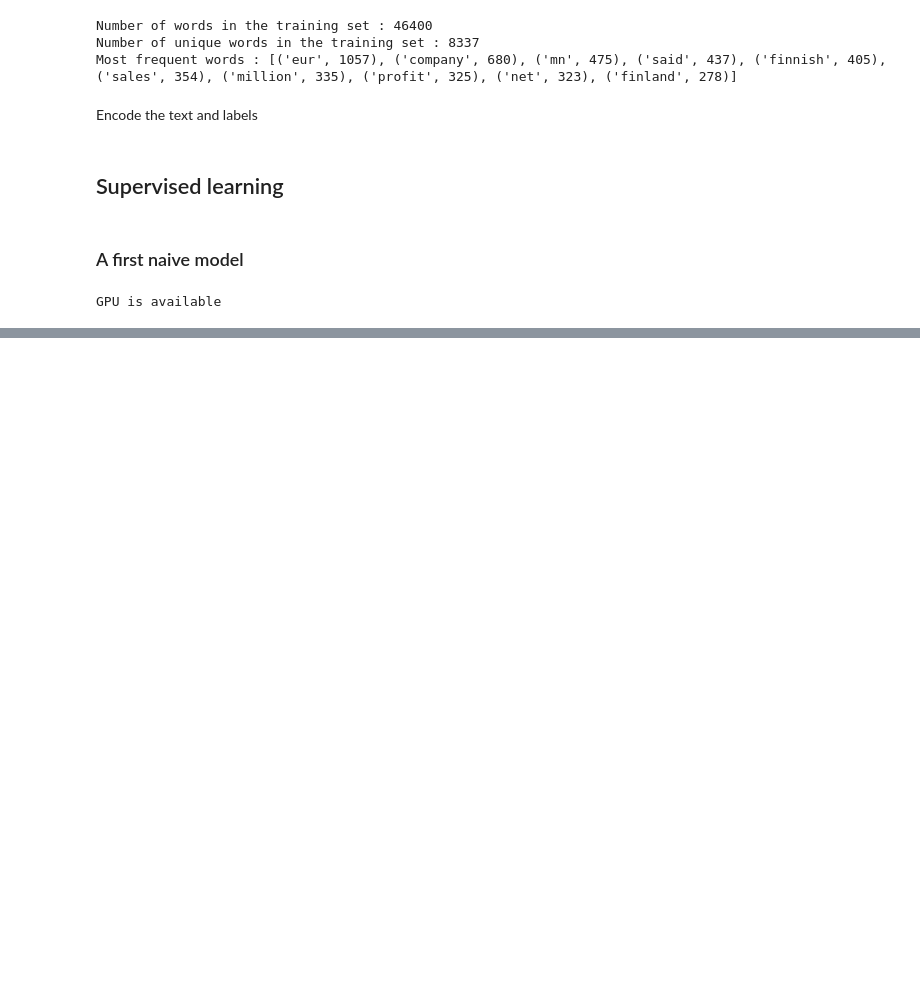
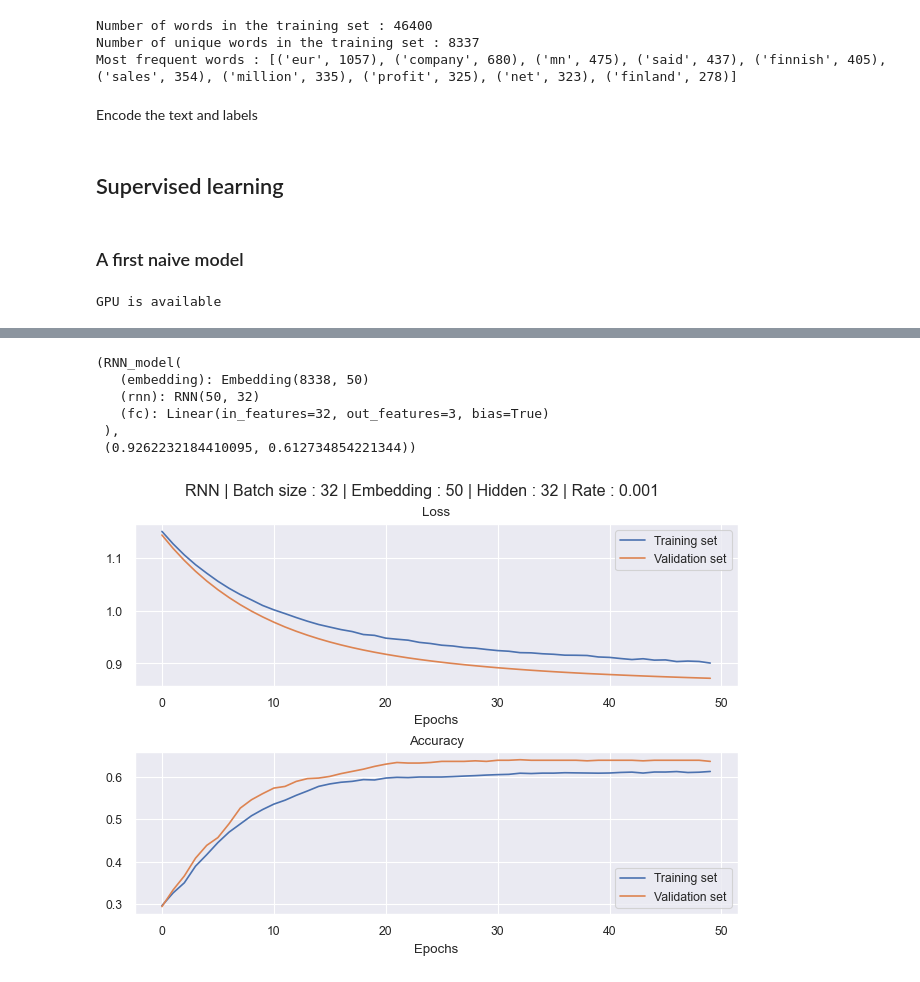
Before and after one commit to CamilleLeempoels/NLP_Financial_Sentiment_Analysis, a Jupyter notebook: nlp_project.ipynb, the cells around one changed output, grey strips where cells are left out. Cells and saved outputs as stored; diff of their text form; code cells hidden in the pictures; blank space fills up the shorter version.

```diff
--- a/nlp_project.ipynb
+++ b/nlp_project.ipynb
@@ -279,0 +321,17 @@ This model isn't efficient : our classes are unbalanced (58% of neutral headline
+# %%
+VOCAB_DIM = len(vocab) + 1
+EMBEDDING_DIM = 50
+HIDDEN_DIM = 32
+LEARNING_RATE = 1e-3
+EPOCHS = 50
+BATCH_SIZE = 32
+
+train_and_validate_RNN(VOCAB_DIM, EMBEDDING_DIM, HIDDEN_DIM, LEARNING_RATE, EPOCHS, BATCH_SIZE)
+# %% [output]
+(RNN_model(
+   (embedding): Embedding(8338, 50)
+   (rnn): RNN(50, 32)
+   (fc): Linear(in_features=32, out_features=3, bias=True)
+ ),
+ (0.9262232184410095, 0.612734854221344))
+[figure, added]
```
Also changed, not shown: parts of 13 cells of this notebook.
